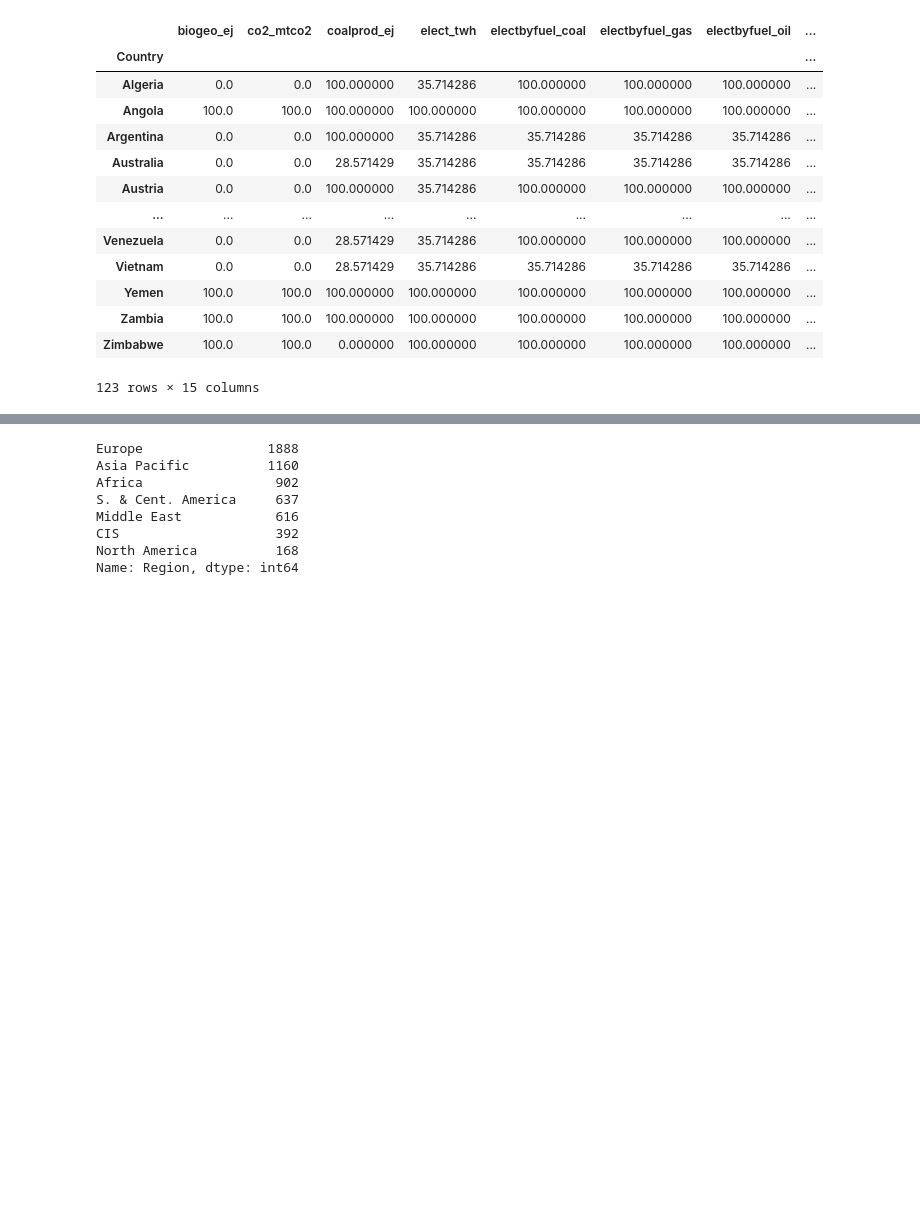
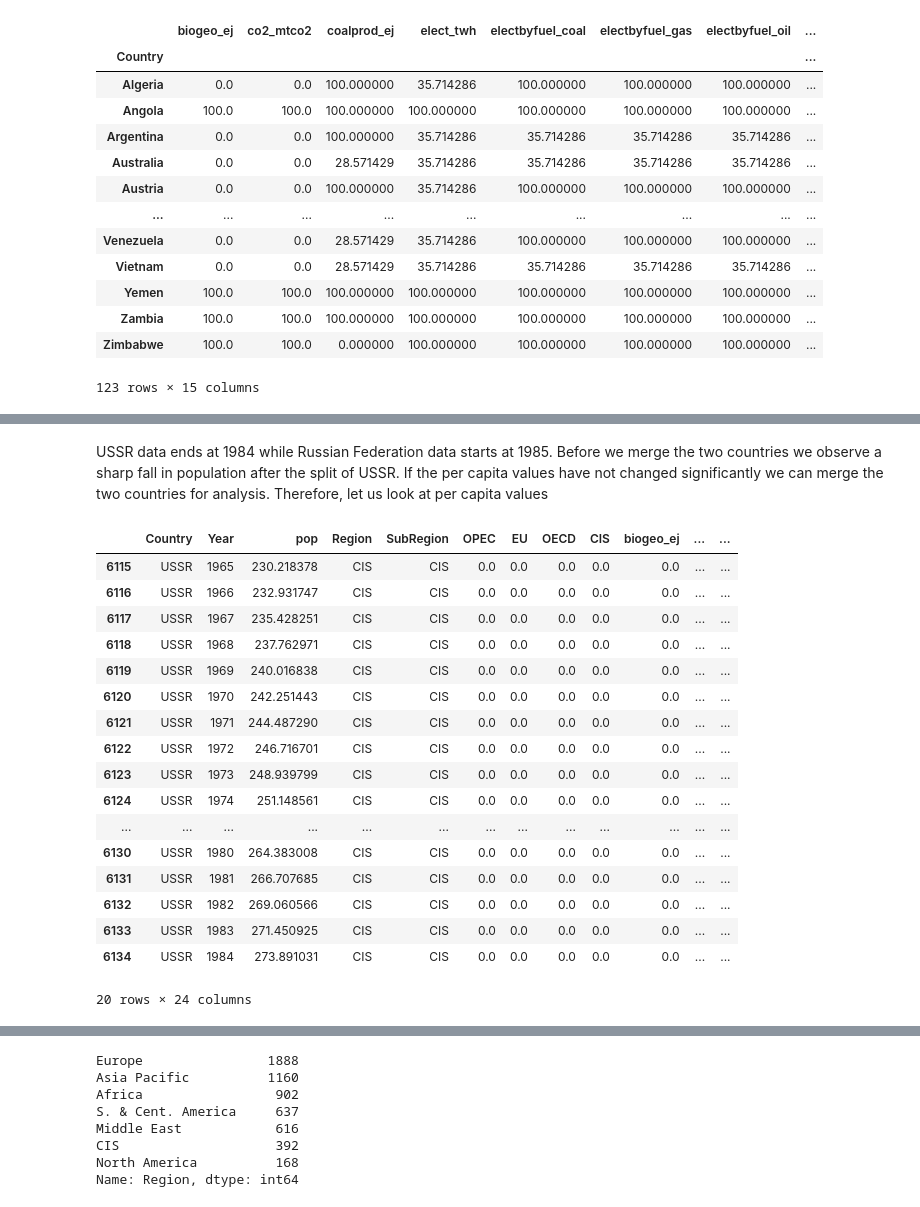
Before and after one commit to PranavaSinghal/DS203-Project, a Jupyter notebook: DS203_project.ipynb, the cells around one changed output, grey strips where cells are left out. Cells and saved outputs as stored; diff of their text form; code cells hidden in the pictures; blank space fills up the shorter version.

Commit message:
Cleaned data further

```diff
--- a/DS203_project.ipynb
+++ b/DS203_project.ipynb
@@ -448,0 +393,3 @@ Name: Country, Length: 13, dtype: int64
+# %%
+pd.set_option("display.max_rows", None)
+country_nulls = pd.DataFrame(df_percent_nulls.mean(axis = 1))
@@ -448,0 +398,4 @@ Name: Country, Length: 13, dtype: int64
+# %%
+threshold = 90
+countries_to_drop = list(country_nulls[country_nulls[0] > threshold].index)
+print(countries_to_drop)
@@ -448,0 +406,4 @@ Name: Country, Length: 13, dtype: int64
+# %%
+pd.set_option("display.max_rows", 20)
+country_drop_filter = (df['Country'].isin(countries_to_drop))
+df[filter][~country_drop_filter]
@@ -448,0 +472,5 @@ Name: Country, Length: 13, dtype: int64
+# %%
+df_filter = df[filter[9:]][~country_drop_filter]
+mask = df_filter.isna().sum(axis=1) == df_filter.shape[1]
+df_final =  df[filter][(~country_drop_filter) & (~mask)]
+df_final
@@ -448,0 +529,23 @@ Name: Country, Length: 13, dtype: int64
+# %% [markdown]
+USSR data ends at 1984 while Russian Federation data starts at 1985. Before we merge the two countries we observe a sharp fall in population after the split of USSR. If the per capita values have not changed significantly we can merge the two countries for analysis. Therefore, let us look at per capita values
+# %%
+df_final[df_final['Country'] == 'USSR']
+# %% [output]
+|  | Country | Year | pop | Region | SubRegion | OPEC | EU | OECD | CIS | biogeo_ej | ... | ... |
+| 6115 | USSR | 1965 | 230.218378 | CIS | CIS | 0.0 | 0.0 | 0.0 | 0.0 | 0.0 | ... | ... |
+| 6116 | USSR | 1966 | 232.931747 | CIS | CIS | 0.0 | 0.0 | 0.0 | 0.0 | 0.0 | ... | ... |
+| 6117 | USSR | 1967 | 235.428251 | CIS | CIS | 0.0 | 0.0 | 0.0 | 0.0 | 0.0 | ... | ... |
+| 6118 | USSR | 1968 | 237.762971 | CIS | CIS | 0.0 | 0.0 | 0.0 | 0.0 | 0.0 | ... | ... |
+| 6119 | USSR | 1969 | 240.016838 | CIS | CIS | 0.0 | 0.0 | 0.0 | 0.0 | 0.0 | ... | ... |
+| 6120 | USSR | 1970 | 242.251443 | CIS | CIS | 0.0 | 0.0 | 0.0 | 0.0 | 0.0 | ... | ... |
+| 6121 | USSR | 1971 | 244.487290 | CIS | CIS | 0.0 | 0.0 | 0.0 | 0.0 | 0.0 | ... | ... |
+| 6122 | USSR | 1972 | 246.716701 | CIS | CIS | 0.0 | 0.0 | 0.0 | 0.0 | 0.0 | ... | ... |
+| 6123 | USSR | 1973 | 248.939799 | CIS | CIS | 0.0 | 0.0 | 0.0 | 0.0 | 0.0 | ... | ... |
+| 6124 | USSR | 1974 | 251.148561 | CIS | CIS | 0.0 | 0.0 | 0.0 | 0.0 | 0.0 | ... | ... |
+| ... | ... | ... | ... | ... | ... | ... | ... | ... | ... | ... | ... | ... |
+| 6130 | USSR | 1980 | 264.383008 | CIS | CIS | 0.0 | 0.0 | 0.0 | 0.0 | 0.0 | ... | ... |
+| 6131 | USSR | 1981 | 266.707685 | CIS | CIS | 0.0 | 0.0 | 0.0 | 0.0 | 0.0 | ... | ... |
+| 6132 | USSR | 1982 | 269.060566 | CIS | CIS | 0.0 | 0.0 | 0.0 | 0.0 | 0.0 | ... | ... |
+| 6133 | USSR | 1983 | 271.450925 | CIS | CIS | 0.0 | 0.0 | 0.0 | 0.0 | 0.0 | ... | ... |
+| 6134 | USSR | 1984 | 273.891031 | CIS | CIS | 0.0 | 0.0 | 0.0 | 0.0 | 0.0 | ... | ... |
+20 rows × 24 columns
```
Also changed, not shown: parts of 53 cells of this notebook.
